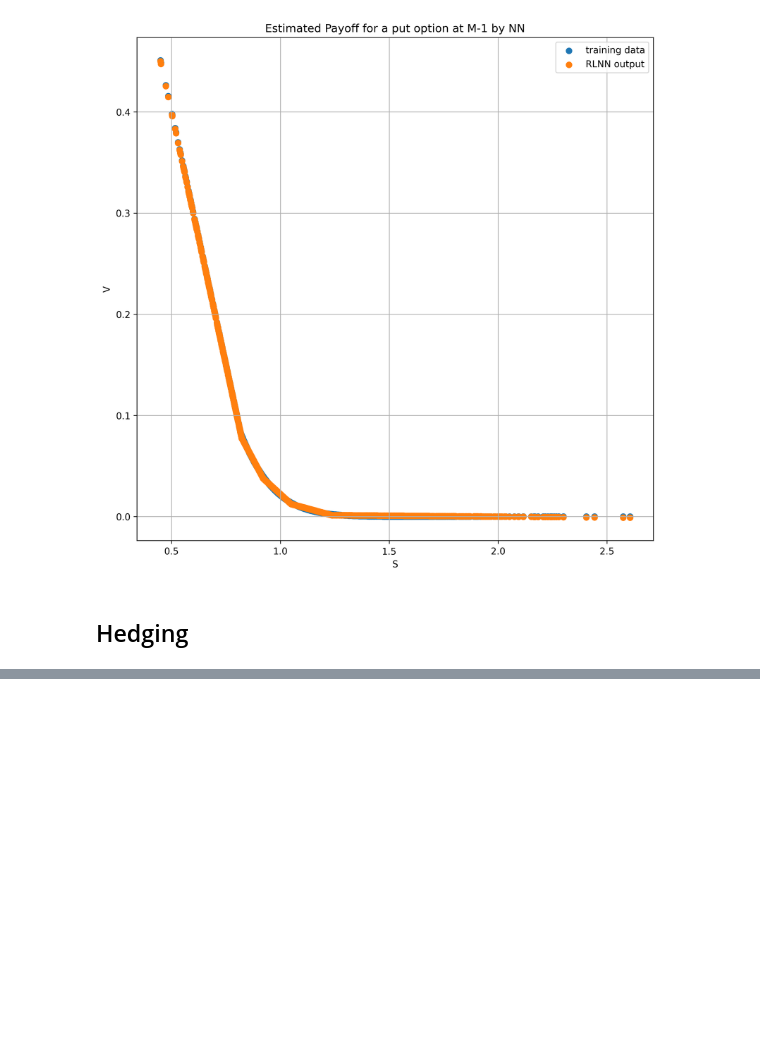
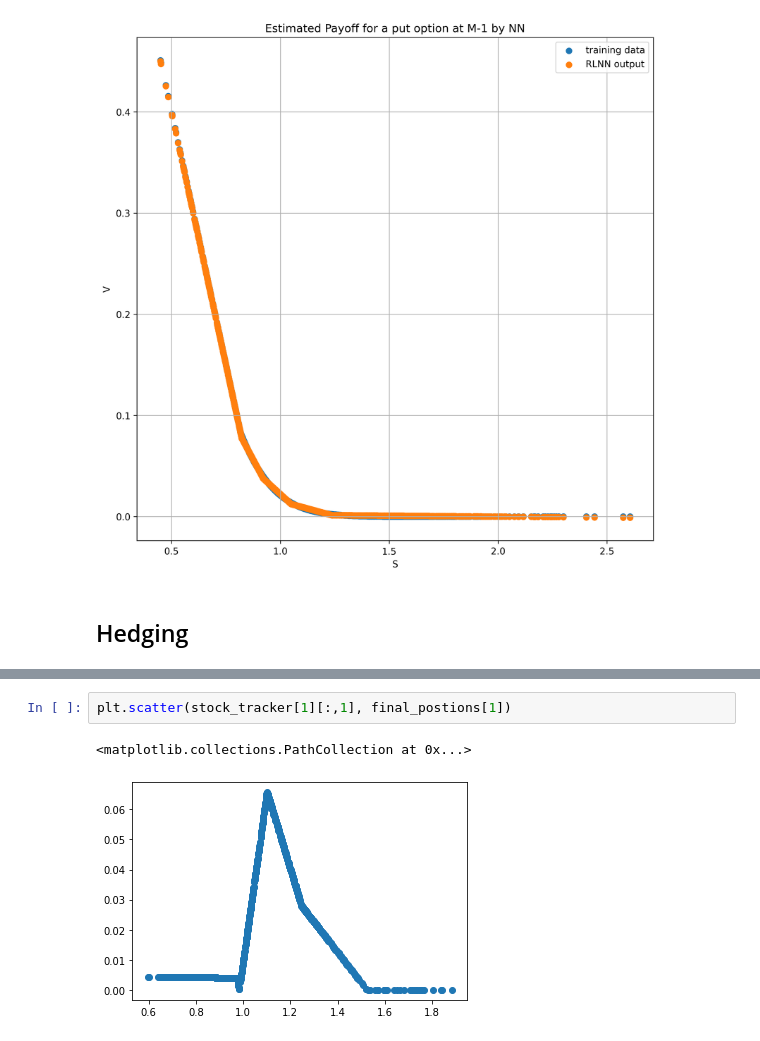
Before and after one commit to SByeUva/advance_computational_finance, a Jupyter notebook: NN-sensitivities.ipynb, the cells around one changed output, grey strips where cells are left out. Saved outputs shown, nothing was run; the diff lists cells and outputs as text; blank space fills up the shorter version.

```diff
--- a/NN-sensitivities.ipynb
+++ b/NN-sensitivities.ipynb
@@ -1171,0 +1275,5 @@ plt.savefig('figures/improvement2.jpeg')
+# %%
+plt.scatter(stock_tracker[1][:,1], final_postions[1])
+# %% [output]
+<matplotlib.collections.PathCollection at 0x...>
+[figure, added]
```
Also changed, not shown: parts of 28 cells of this notebook, 1 other file.
